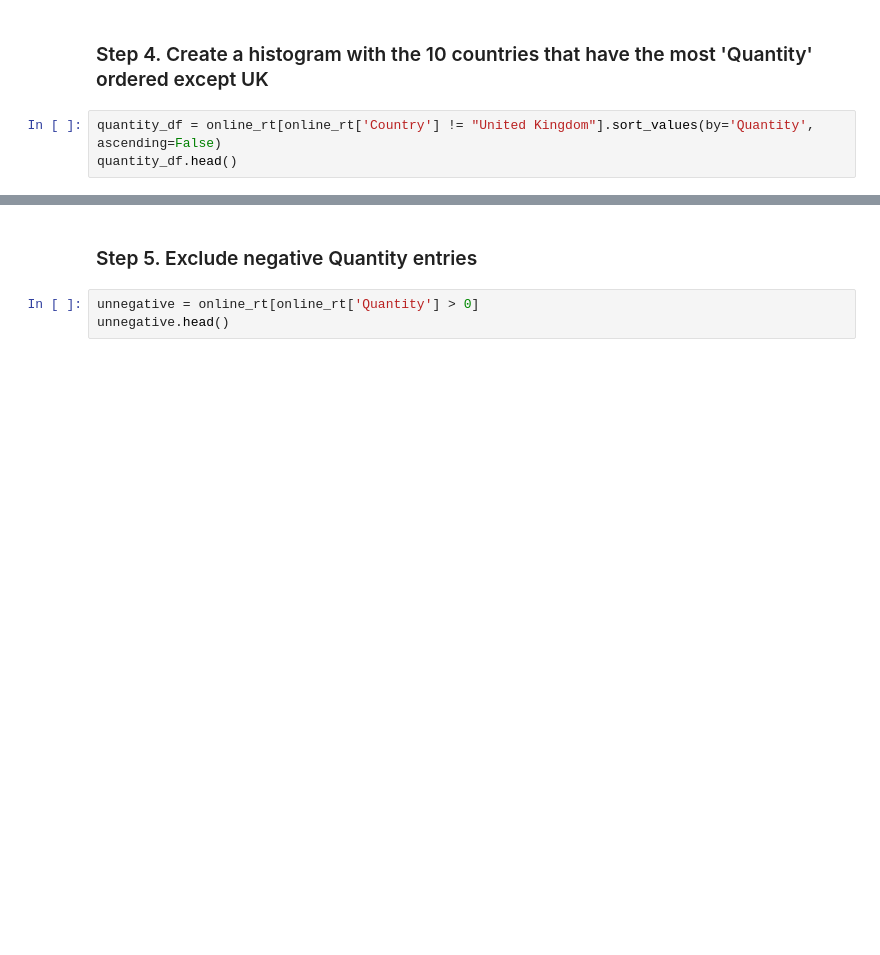
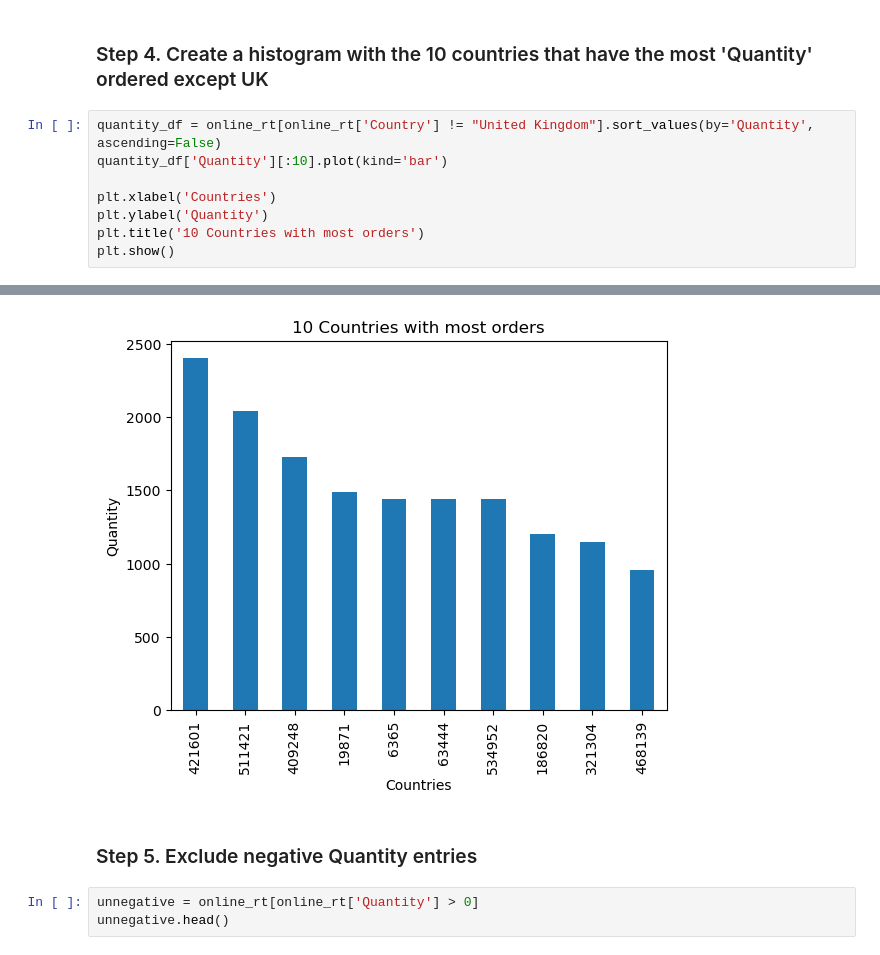
Before and after one commit to HiepDoTrong/computing_for_AI, a Jupyter notebook: Day_5_all_github_exercises/07_Visualization/Online_Retail/Exercises.ipynb, the cells around one changed output, grey strips where cells are left out. Drawn from its saved outputs; the diff is of its cells as text; blank space fills up the shorter version.

```diff
--- a/Day_5_all_github_exercises/07_Visualization/Online_Retail/Exercises.ipynb
+++ b/Day_5_all_github_exercises/07_Visualization/Online_Retail/Exercises.ipynb
@@ -31,5 +31,10 @@ online_rt.head()
 ### Step 4. Create a histogram with the 10 countries that have the most 'Quantity' ordered except UK
 # %%
 quantity_df = online_rt[online_rt['Country'] != "United Kingdom"].sort_values(by='Quantity', ascending=False)
-quantity_df.head()
+quantity_df['Quantity'][:10].plot(kind='bar')
+
+plt.xlabel('Countries')
+plt.ylabel('Quantity')
+plt.title('10 Countries with most orders')
+plt.show()
 # %% [output]
@@ -42,3 +41,4 @@ quantity_df.head()
+[figure, added]
 # %% [markdown]
 ### Step 5.  Exclude negative Quantity entries
 # %%
```
Also changed, not shown: parts of 13 cells of this notebook, 4 other files.
